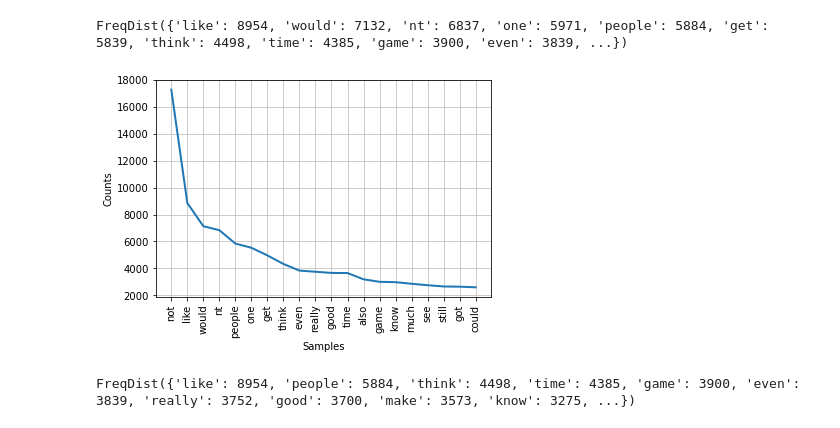
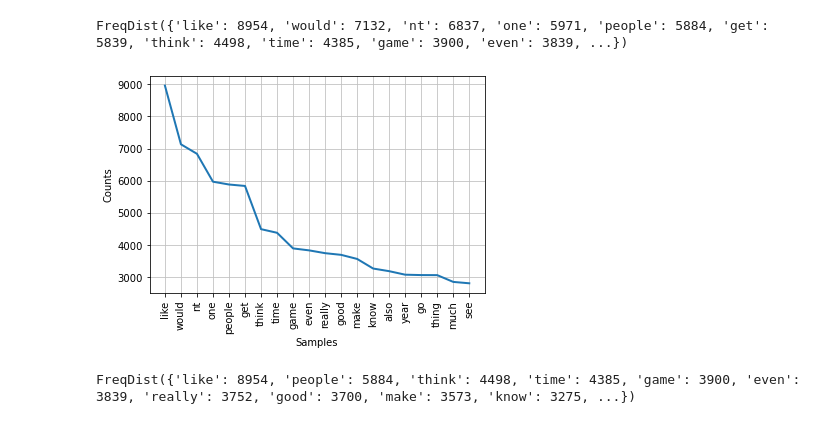
Before and after one commit to Mr-Has/mini_project-2-7050-, a Jupyter notebook: mini_project_2_7050.ipynb, the cells around one changed output. Saved outputs shown, nothing was run; the diff lists cells and outputs as text; code cells hidden in the pictures.

```diff
--- a/mini_project 2 (7050).ipynb
+++ b/mini_project_2_7050.ipynb
@@ -120,10 +124,10 @@ freq_count_limit
 # %% [output]
 FreqDist({'like': 8954, 'would': 7132, 'nt': 6837, 'one': 5971, 'people': 5884, 'get': 5839, 'think': 4498, 'time': 4385, 'game': 3900, 'even': 3839, ...})
 # %%
-fdist.plot(20,cumulative=False)
+freq_count_limit.plot(20,cumulative=False)
 plt.show()
 # %% [output]
-[figure, old version]
+[figure, new version]
 # %%
 freq_count_limit.pop("nt")
 freq_count_limit.pop("would")
```
Also changed, not shown: parts of 23 cells of this notebook, 3 other files.
